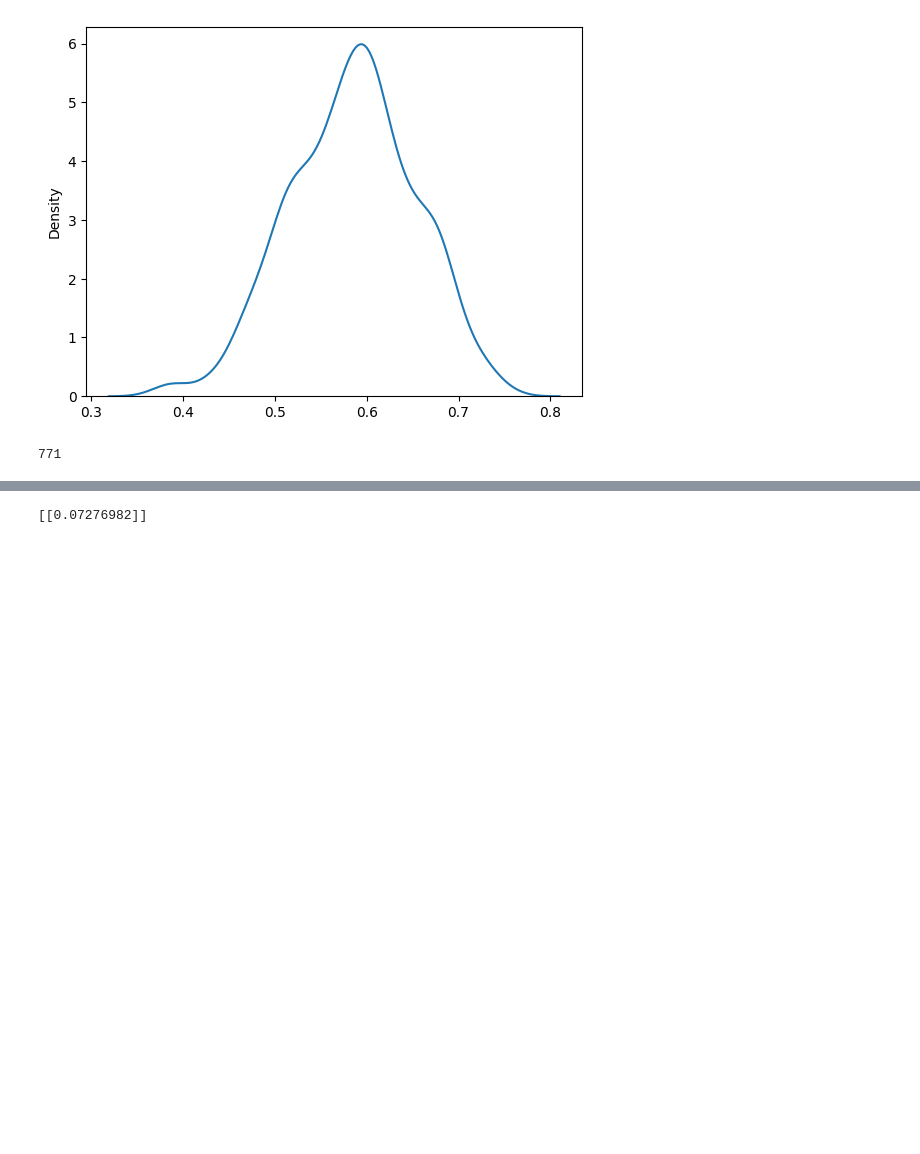
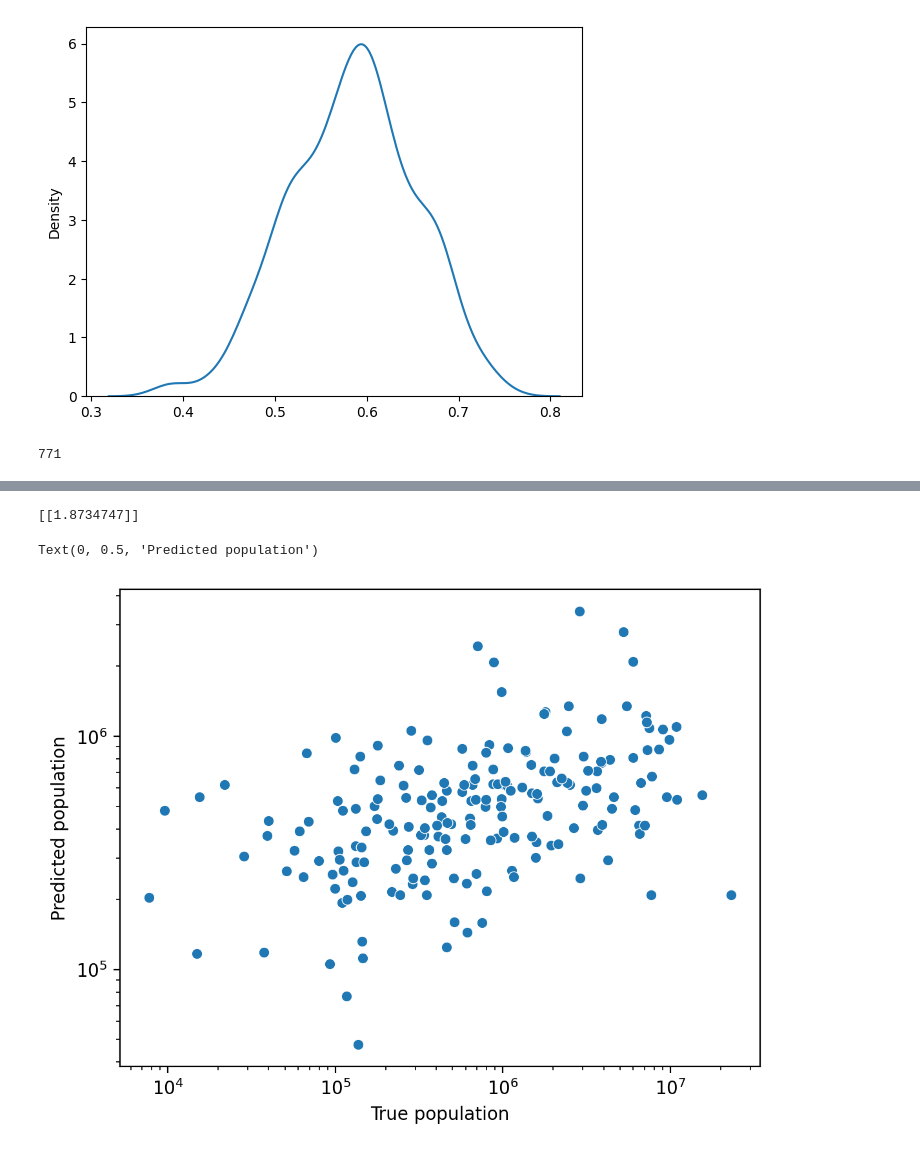
Before and after one commit to eo-agh/daes-project-2425-slodziaki-bystrzaki, a Jupyter notebook: models/neural_networks.ipynb, the cells around one changed output, grey strips where cells are left out. Drawn from its saved outputs; the diff is of its cells as text; code cells hidden in the pictures; blank space fills up the shorter version.

```diff
--- a/models/neural_networks.ipynb
+++ b/models/neural_networks.ipynb
@@ -388,16 +402,30 @@ print(a)
 # %%
 a = 0
 
-for (img, population) in train_dataset:
+true_population_full = []
+predicted_population_full = []
+
+for (img, population) in test_dataset:
     prediction = model(img.unsqueeze(0))
     prediction = detransform_population(prediction.detach().numpy())
     true_population = detransform_population(population.detach().numpy())
+    predicted_population_full.append(prediction[0].item())
+    true_population_full.append(true_population[0].item())
     a += (np.abs(prediction - true_population)) / true_population
 
-a /= len(train_dataset)
+a /= len(test_dataset)
 print(a)
+
+plt.figure(dpi=200)
+sns.scatterplot(x=true_population_full, y=predicted_population_full)
+plt.xscale('log')
+plt.yscale('log')
+plt.xlabel('True population')
+plt.ylabel('Predicted population')
 # %% [output]
-[[0.07276982]]
+[[1.8734747]]
+Text(0, 0.5, 'Predicted population')
+[figure, added]
 # %%
 img = train_dataset[5][0]
 population = train_dataset[5][1]
```
Also changed, not shown: parts of 10 cells of this notebook.
